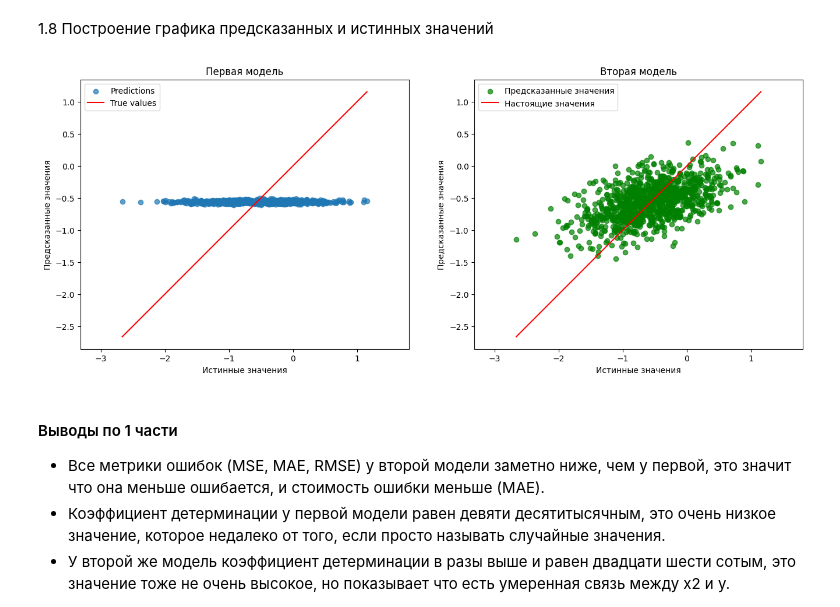
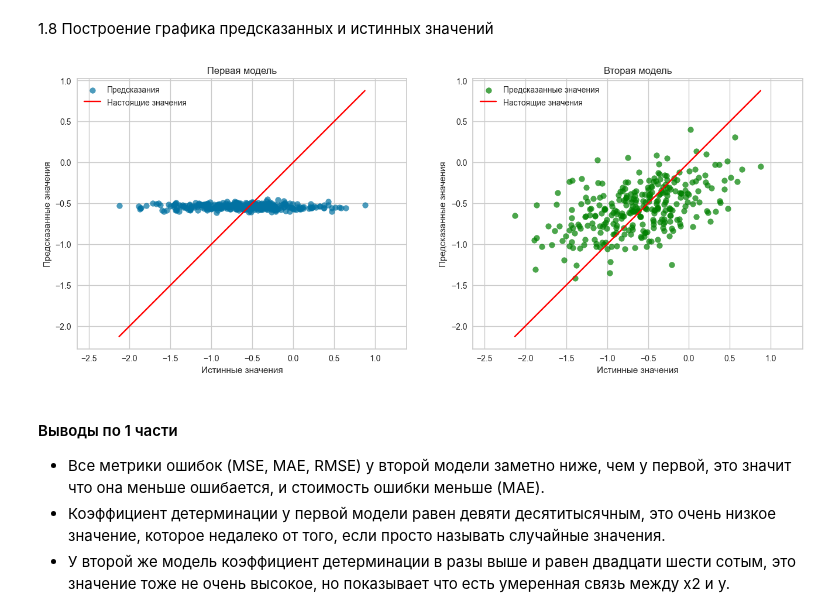
Before and after one commit to Birobizhan/introduction_data_analysis, a Jupyter notebook: lab3/ЛР3_Федоров_4.ipynb, the cells around one changed output. Drawn from its saved outputs; the diff is of its cells as text; code cells hidden in the pictures.

```diff
--- a/lab3/ЛР3_Федоров_4.ipynb
+++ b/lab3/ЛР3_Федоров_4.ipynb
@@ -49,8 +53,8 @@ LinearRegression()
 1.2 Далее была использована обученная модель, чтобы предсказать значения y методом predict()
 # %%
 # Выполнение предсказания для обеих моделей
-y_pred_x1 = model_x1.predict(x1)
-y_pred_x2 = model_x2.predict(x2)
+y_pred_x1 = model_x1.predict(df_var4[['x1']])
+y_pred_x2 = model_x2.predict(df_var4[['x2']])
 # %% [markdown]
 1.3 Был создан новый DataFrame с истинными значениями и результатами предсказанных значений
 # %%
@@ -91,7 +95,20 @@ def get_regression_metrics(y_true, y_pred, model_name):
     print(f"RMSE: {rmse:.4f}")
     print(f"R2: {r2:.4f}")
 
-# Вывод метрик для обеих моделей
-get_regression_metrics(y, y_pred_x1, "Первая моедль")
-get_regression_metrics(y, y_pred_x2, "Вторая модель")
+# Предсказания на тренировочных и тестовых данных для обеих моделей
+y1_pred_train = model_x1.predict(X1_train)
+y1_pred_test = model_x1.predict(X1_test)
+
+y2_pred_train = model_x2.predict(X2_train)
+y2_pred_test = model_x2.predict(X2_test)
+
+# Вывод метрик для тренировочных данных
+print('Тренировочные данные: ')
+get_regression_metrics(y1_train, y1_pred_train, "Первая модель")
+get_regression_metrics(y2_train, y2_pred_train, "Вторая модель")
+
+# Вывод метрик для тестовых данных
+print('Тестовые данные: ')
+get_regression_metrics(y1_test, y1_pred_test, "Первая модель")
+get_regression_metrics(y2_test, y2_pred_test, "Вторая модель")
 # %% [output]
@@ -190,34 +226,34 @@ plt.show()
 # %%
 fig, (ax1, ax2) = plt.subplots(1, 2, figsize=(16, 6))
 
 # График для первой модели
 # Нахождение мин/макс для построения идеальной линии
-min_val = min(y.min(), y_pred_x1.min())
-max_val = max(y.max(), y_pred_x1.max())
+min_val = min(y1_test.min(), y_pred_x1.min())
+max_val = max(y1_test.max(), y_pred_x1.max())
 
-ax1.scatter(y, y_pred_x1, label='Predictions', alpha=0.7,)
-ax1.plot([min_val, max_val], [min_val, max_val], label='True values', color='red')
+ax1.scatter(y1_test, y1_pred_test, label='Предсказания', alpha=0.7)
+ax1.plot([min_val, max_val], [min_val, max_val], label='Настоящие значения', color='red')
 ax1.set_title('Первая модель')
 ax1.set_xlabel('Истинные значения')
 ax1.set_ylabel('Предсказанные значения')
 ax1.legend()
 ax1.axis('equal')
 
 # График для второй модели
-min_val = min(y.min(), y_pred_x2.min())
-max_val = max(y.max(), y_pred_x2.max())
+min_val = min(y2_test.min(), y_pred_x2.min())
+max_val = max(y2_test.max(), y_pred_x2.max())
 
-ax2.scatter(y, y_pred_x2, color='green', label='Предсказанные значения', alpha=0.7)
+ax2.scatter(y2_test, y2_pred_test, color='green', label='Предсказанные значения', alpha=0.7)
 ax2.plot([min_val, max_val], [min_val, max_val], label='Настоящие значения', color='red')
 ax2.set_title('Вторая модель')
 ax2.set_xlabel('Истинные значения')
 ax2.set_ylabel('Предсказанные значения')
 ax2.legend()
 ax2.axis('equal')
 
 plt.show()
 # %% [output]
-[figure, old version]
+[figure, new version]
 # %% [markdown]
 
 #### Выводы по 1 части
```
Also changed, not shown: parts of 9 cells of this notebook.
